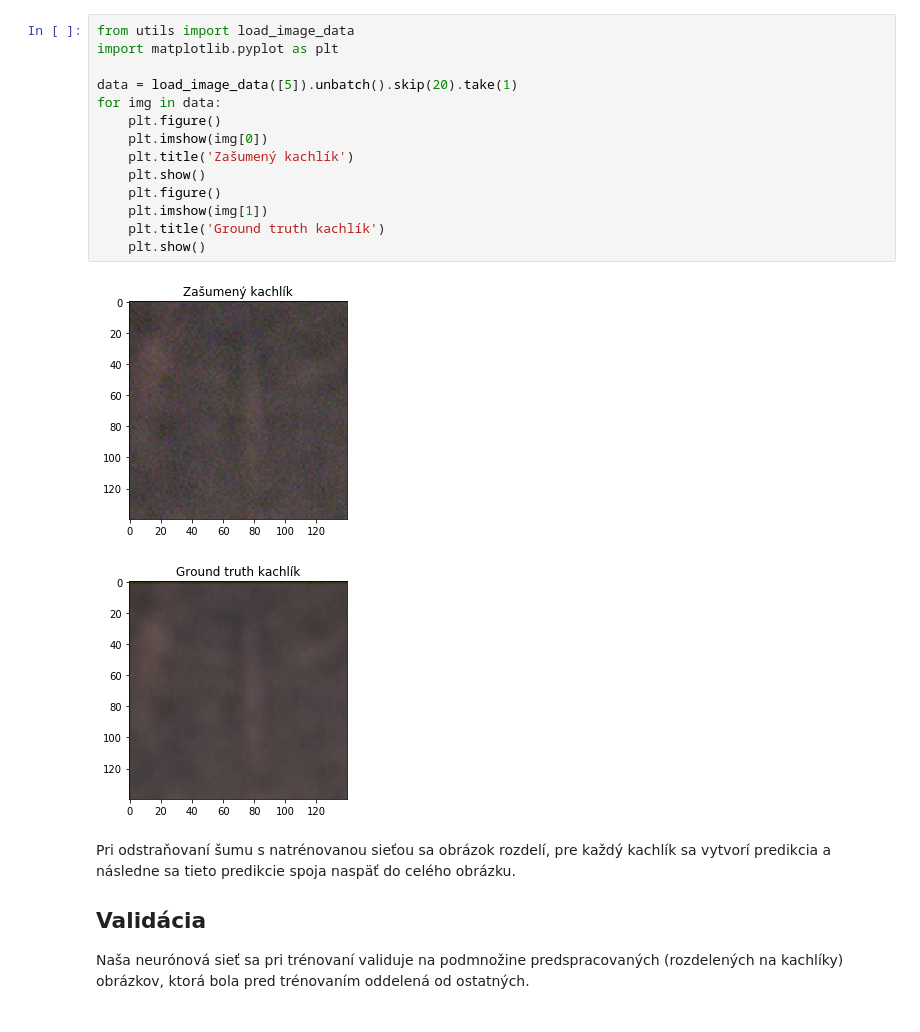
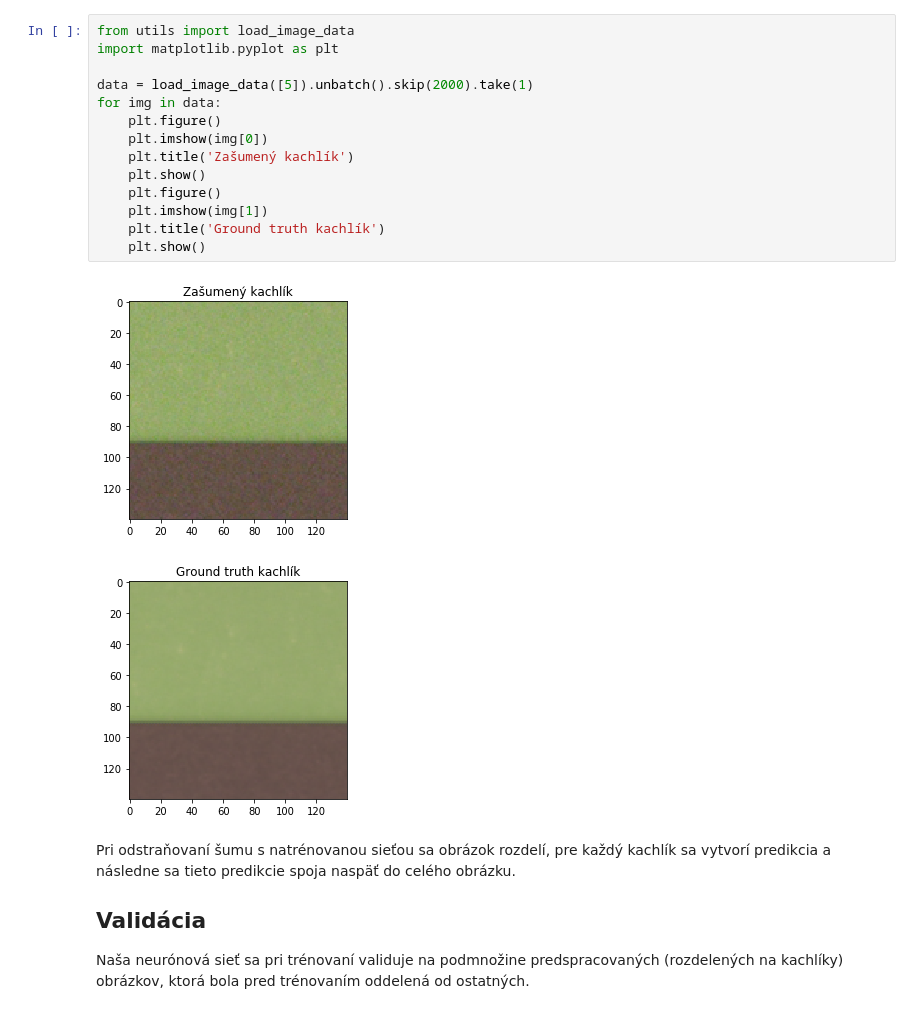
Before and after one commit to MatusPilnan/neuronky, a Jupyter notebook: Analyza_dat.ipynb, the cells around one changed output. Drawn from its saved outputs; the diff is of its cells as text.

```diff
--- a/Analyza_dat.ipynb
+++ b/Analyza_dat.ipynb
@@ -22,20 +22,20 @@ Pri obrázkoch takejto veľkosti nie je rozumné ich spracúvať celé naraz, aj
 # %%
 from utils import load_image_data
 import matplotlib.pyplot as plt
 
-data = load_image_data([5]).unbatch().skip(20).take(1)
+data = load_image_data([5]).unbatch().skip(2000).take(1)
 for img in data:
     plt.figure()
     plt.imshow(img[0])
     plt.title('Zašumený kachlík')
     plt.show()
     plt.figure()
     plt.imshow(img[1])
     plt.title('Ground truth kachlík')
     plt.show()
 # %% [output]
-[figure, old version]
+[figure, new version]
-[figure, old version]
+[figure, new version]
 # %% [markdown]
 Pri odstraňovaní šumu s natrénovanou sieťou sa obrázok rozdelí, pre každý kachlík sa vytvorí predikcia a následne sa tieto predikcie spoja naspäť do celého obrázku.
 
```
Also changed, not shown: parts of 1 cell of this notebook, 4 other files.
